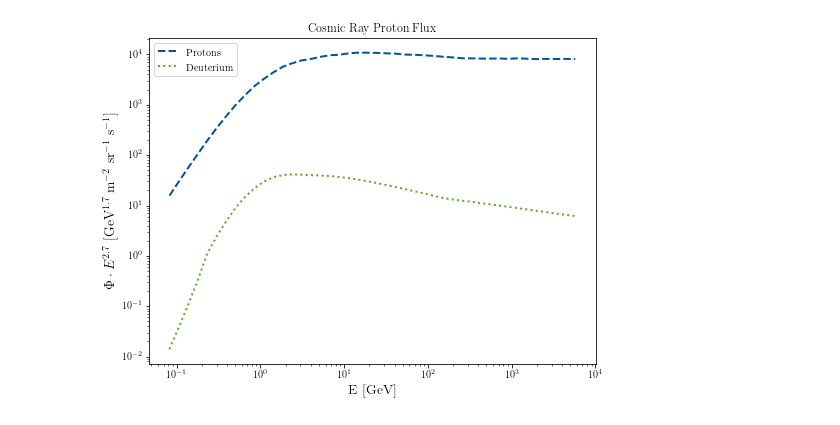
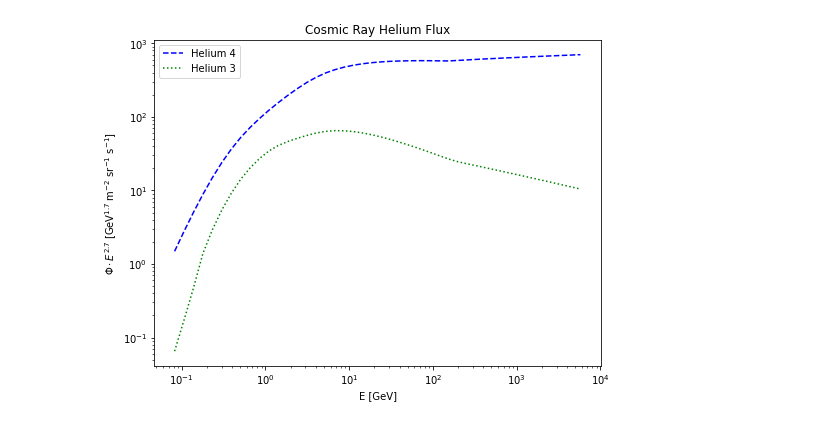
Before and after one commit to kathrinnp/DarkRayNet, a Jupyter notebook: test_example.ipynb, the cells around one changed output. Saved outputs shown, nothing was run; the diff lists cells and outputs as text; code cells hidden in the pictures.

```diff
--- a/test_example.ipynb
+++ b/test_example.ipynb
@@ -1,6 +1,6 @@
 # %%
 import numpy as np
-from sim_tool import antiproton_sim, primary_sim, interface_sim
-sim = antiproton_sim(x = False)
-sim_p = primary_sim()
+import matplotlib.pyplot as plt
+from simulation_tool import sim_tool
+sim = sim_tool()
 # %% [output]
@@ -33,10 +8,8 @@ c_RWTH = {'b': '#00549F',  # blue
 # %%
-test_mDM = 5 #log10(mDM/MeV)
-test_mDM_N =np.array([4, 5, 6])
+test_mDM = np.array([10, 100, 1000])
 
-test_fs = np.ones(8)* 1/8 #equal branching fractions
-test_fs_N = np.repeat([test_fs], 3, axis = 0)
+test_fs = np.ones((3, 8))* 1/8 #equal branching fractions
 
-test_pp = np.array([1.70694e+00, 1.67743e+00, 2.44673e+00, 2.41569e+00, 7.56688e+03, 4.22478e-01, 2.79565e+28, 3.78306e-01, 1.75379e+01, 4.82479e-01, 3.05006e+00]) # arbitrary propagation model
-test_pp_N = np.repeat([test_pp], 3, axis = 0)
+test_pp = np.array([1.81, 1.78, 2.39, 2.34, 7.24e+03, 0.35, 4.2e+28, 0.44, 9.89, 0.07, 6.31]) # arbitrary propagation model
+test_pp = np.repeat([test_pp], 3, axis = 0)
 # %%
@@ -74,0 +56,18 @@ ValueError: operands could not be broadcast together with shapes (28,) (40,)
+# %%
+out = sim.predict(["Protons", "Deuterium", "Helium 3", "Helium 4"], test_pp, DM_mass= test_mDM, DM_fs = test_fs)
+
+p, E = out[0]
+D, E = out[1]
+He3, E = out[2]
+He4, E = out[3]
+
+plt.figure(figsize=(8,6))
+plt.title('Cosmic Ray Proton Flux')
+plt.plot(E, E**2.7 * p[0], c = 'b', linestyle = 'dashed', label = r'Protons')
+plt.plot(E, E**2.7 * D[0], c = 'g', linestyle = 'dotted', label = r'Deuterium')
+plt.legend()
+plt.xscale('log')
+plt.yscale('log')
+plt.ylabel('$\Phi \cdot E^{2.7}$ [GeV$^{1.7}$ m$^{-2}$ sr$^{-1}$ s$^{-1}$]')
+plt.xlabel('E [GeV]')
+plt.show()
@@ -75,10 +76,8 @@ ValueError: operands could not be broadcast together with shapes (28,) (40,)
 # %%
-p, D, He4, He3, E = sim_p.single_sim(test_pp)
-
 plt.figure(figsize=(8,6))
-plt.title('Cosmic Ray Proton Flux')
-plt.plot(E, E**2.7 * p, c = c_RWTH['b'], linestyle = 'dashed', label = r'Protons')
-plt.plot(E, E**2.7 * D, c = c_RWTH['g'], linestyle = 'dotted', label = r'Deuterium')
+plt.title('Cosmic Ray Helium Flux')
+plt.plot(E, E**2.7 * He4[0], c = 'b', linestyle = 'dashed', label = r'Helium 4')
+plt.plot(E, E**2.7 * He3[0], c = 'g', linestyle = 'dotted', label = r'Helium 3')
 plt.legend()
 plt.xscale('log')
 plt.yscale('log')
@@ -93 +88 @@ WARNING:tensorflow:7 out of the last 11 calls to <function Model.make_predict_fu
-[figure, old version]
+[figure, new version]
```
Also changed, not shown: parts of 10 cells of this notebook, 2 other files.
